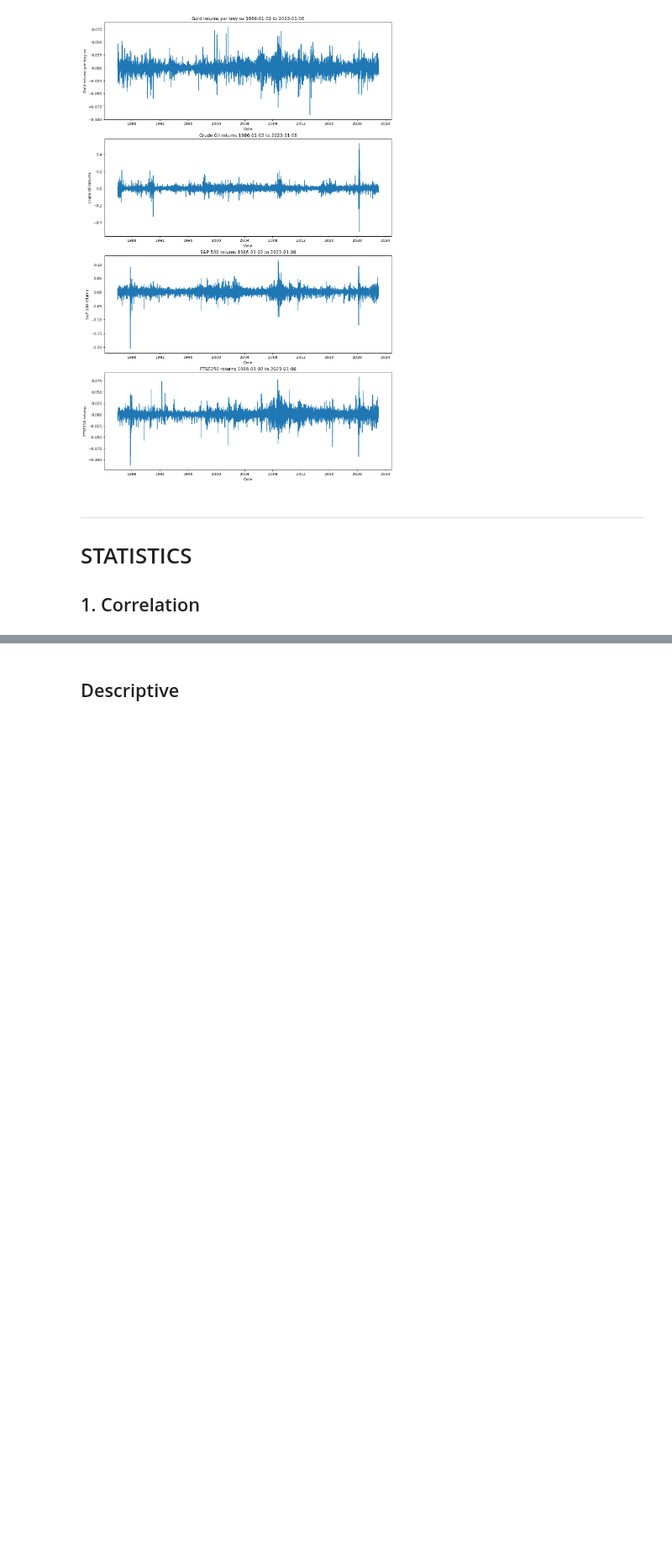
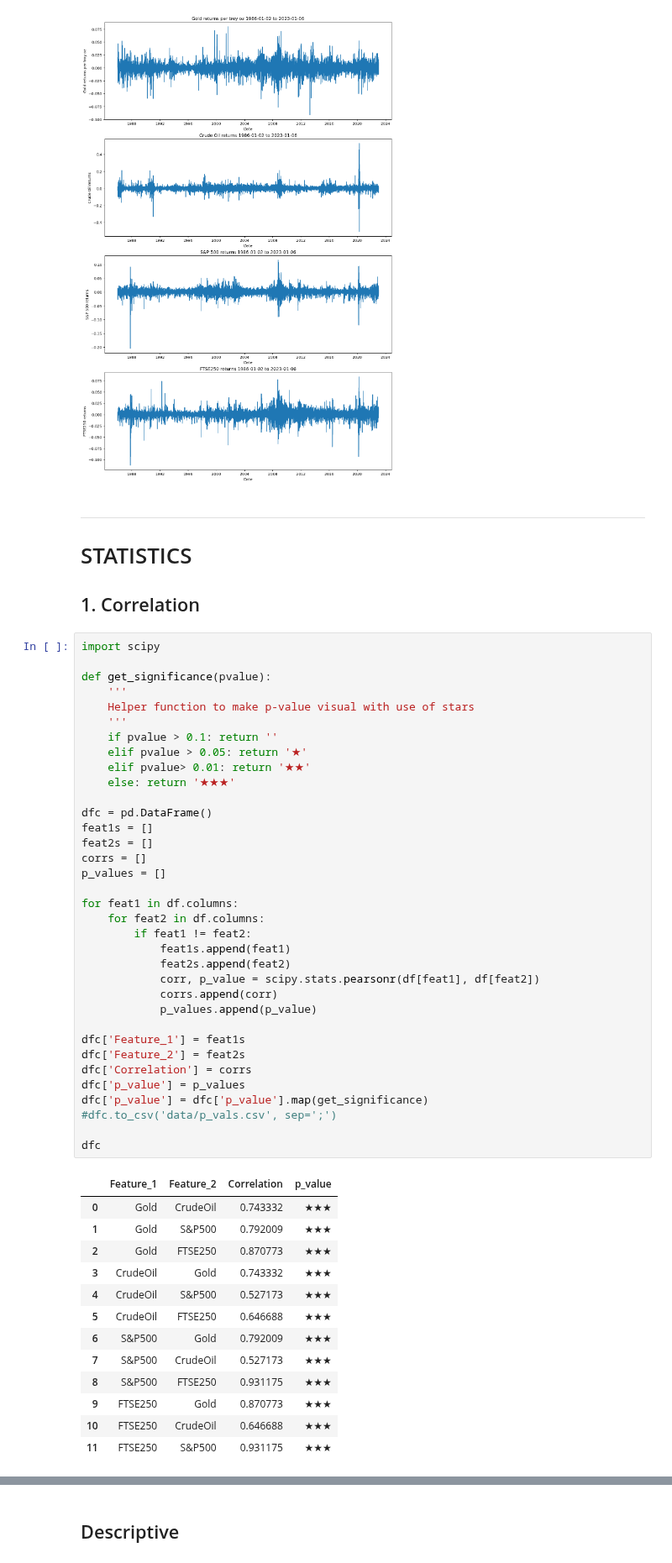
Before and after one commit to maxbranting/gold-forecast, a Jupyter notebook: data_clean_explo.ipynb, the cells around one changed output, grey strips where cells are left out. Shown at 84% size. Cells and saved outputs as stored; diff of their text form; blank space fills up the shorter version.

```diff
--- a/data_clean_explo.ipynb
+++ b/data_clean_explo.ipynb
@@ -162,4 +162,53 @@ Text(0.5, 1.0, 'FTSE250 returns 1986-01-02 to 2023-01-06')
 </br>
 
 ## 1. Correlation
+# %%
+import scipy
+
+def get_significance(pvalue):
+    '''
+    Helper function to make p-value visual with use of stars
+    '''
+    if pvalue > 0.1: return ''
+    elif pvalue > 0.05: return '★'
+    elif pvalue> 0.01: return '★★'
+    else: return '★★★'
+
+dfc = pd.DataFrame()
+feat1s = []
+feat2s = []
+corrs = []
+p_values = []
+
+for feat1 in df.columns:
+    for feat2 in df.columns:
+        if feat1 != feat2:
+            feat1s.append(feat1)
+            feat2s.append(feat2)
+            corr, p_value = scipy.stats.pearsonr(df[feat1], df[feat2])
+            corrs.append(corr)
+            p_values.append(p_value)
+
+dfc['Feature_1'] = feat1s
+dfc['Feature_2'] = feat2s
+dfc['Correlation'] = corrs
+dfc['p_value'] = p_values
+dfc['p_value'] = dfc['p_value'].map(get_significance)
+#dfc.to_csv('data/p_vals.csv', sep=';')
+
+dfc
+# %% [output]
+|  | Feature_1 | Feature_2 | Correlation | p_value |
+| 0 | Gold | CrudeOil | 0.743332 | ★★★ |
+| 1 | Gold | S&P500 | 0.792009 | ★★★ |
+| 2 | Gold | FTSE250 | 0.870773 | ★★★ |
+| 3 | CrudeOil | Gold | 0.743332 | ★★★ |
+| 4 | CrudeOil | S&P500 | 0.527173 | ★★★ |
+| 5 | CrudeOil | FTSE250 | 0.646688 | ★★★ |
+| 6 | S&P500 | Gold | 0.792009 | ★★★ |
+| 7 | S&P500 | CrudeOil | 0.527173 | ★★★ |
+| 8 | S&P500 | FTSE250 | 0.931175 | ★★★ |
+| 9 | FTSE250 | Gold | 0.870773 | ★★★ |
+| 10 | FTSE250 | CrudeOil | 0.646688 | ★★★ |
+| 11 | FTSE250 | S&P500 | 0.931175 | ★★★ |
 # %%
```
Also changed, not shown: parts of 8 cells of this notebook.
